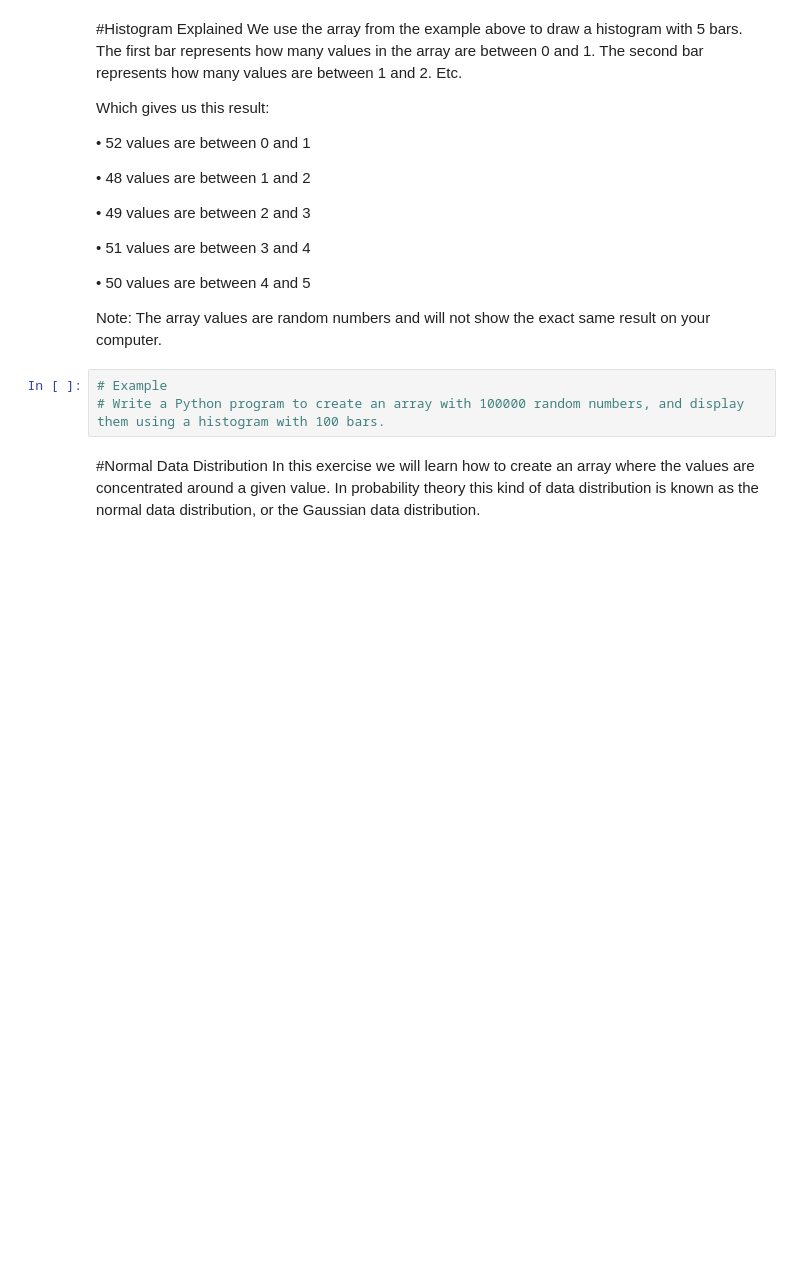
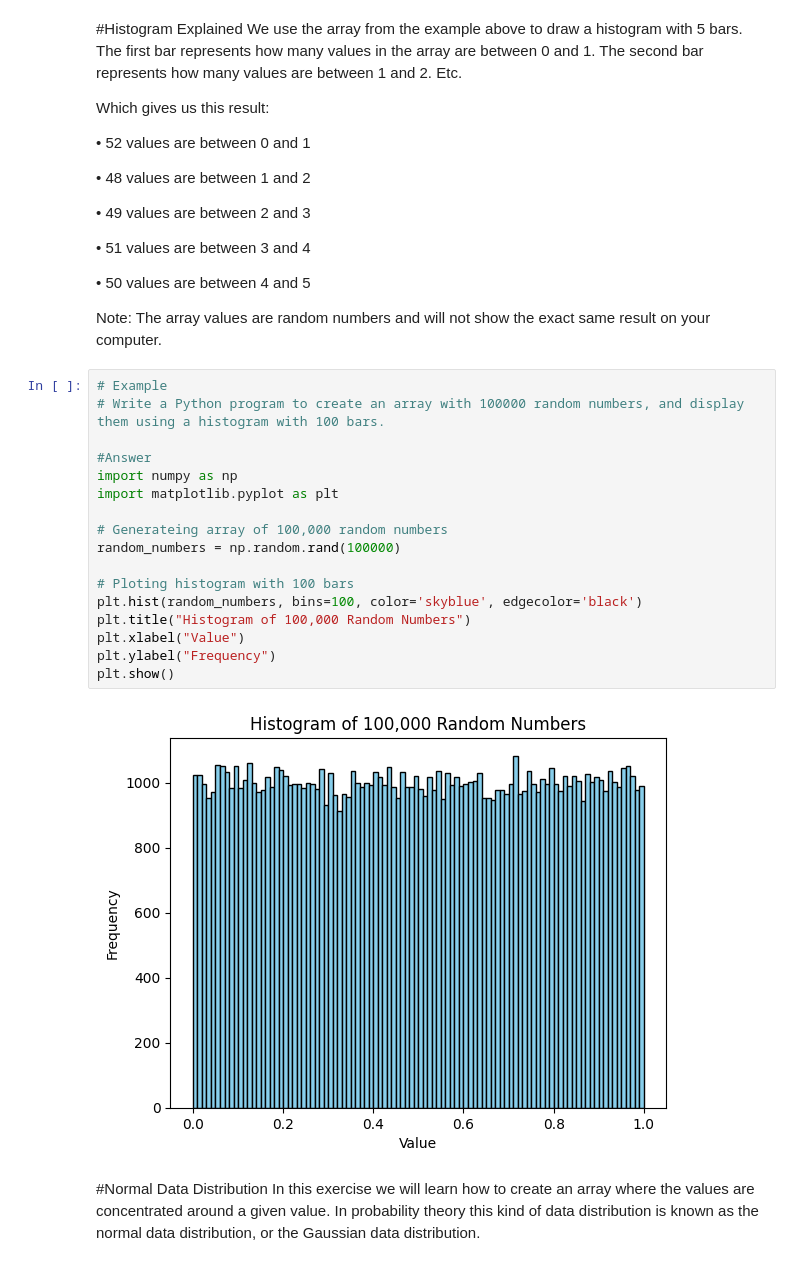
Before and after one commit to 2123098/Machine-Learning-COM6033-Lab, a Jupyter notebook: lab1/Statistical fundamentals and terminology for Machine Learning.ipynb, the cells around one changed output. Drawn from its saved outputs; the diff is of its cells as text; blank space fills up the shorter version.

```diff
--- a/lab1/Statistical fundamentals and terminology for Machine Learning.ipynb
+++ b/lab1/Statistical fundamentals and terminology for Machine Learning.ipynb
@@ -348,6 +372,22 @@ Note: The array values are random numbers and will not show the exact same resul
 # %%
 # Example
 # Write a Python program to create an array with 100000 random numbers, and display them using a histogram with 100 bars.
+
+#Answer
+import numpy as np
+import matplotlib.pyplot as plt
+
+# Generateing array of 100,000 random numbers
+random_numbers = np.random.rand(100000)
+
+# Ploting histogram with 100 bars
+plt.hist(random_numbers, bins=100, color='skyblue', edgecolor='black')
+plt.title("Histogram of 100,000 Random Numbers")
+plt.xlabel("Value")
+plt.ylabel("Frequency")
+plt.show()
+# %% [output]
+[figure, added]
 # %% [markdown]
 #Normal Data Distribution
 In this exercise we will learn how to create an array where the values are concentrated around a given value.
```
Also changed, not shown: parts of 6 cells of this notebook.
